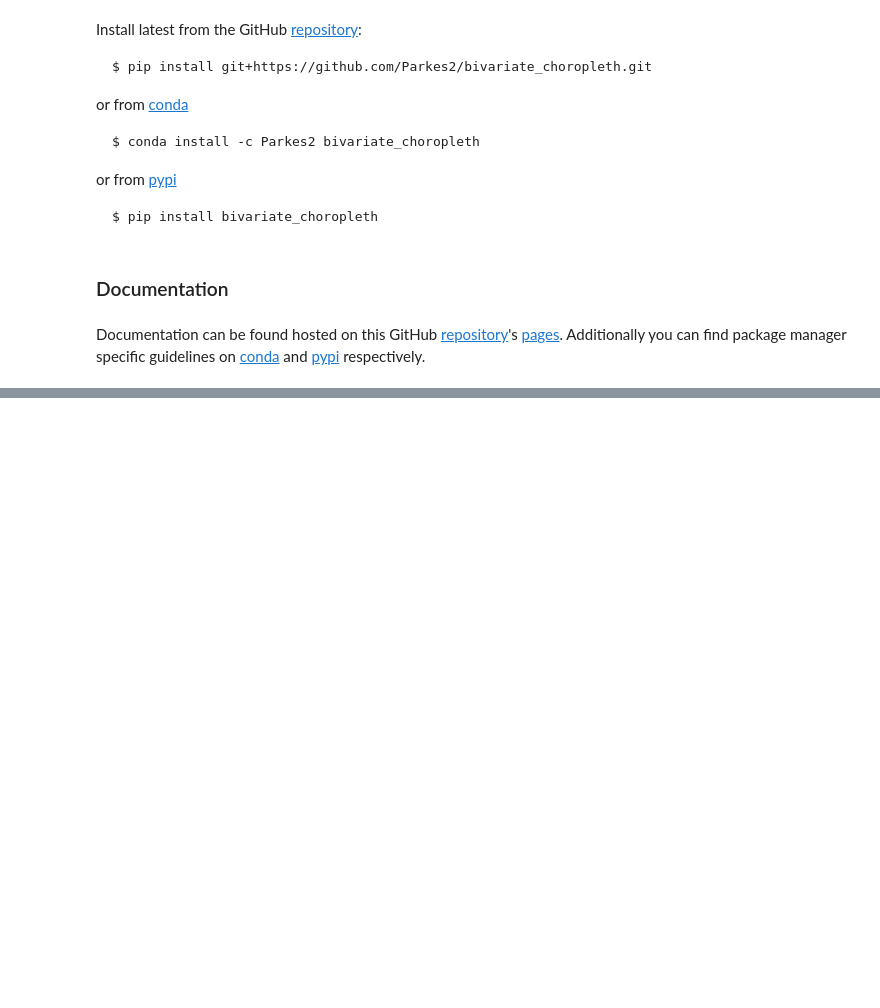
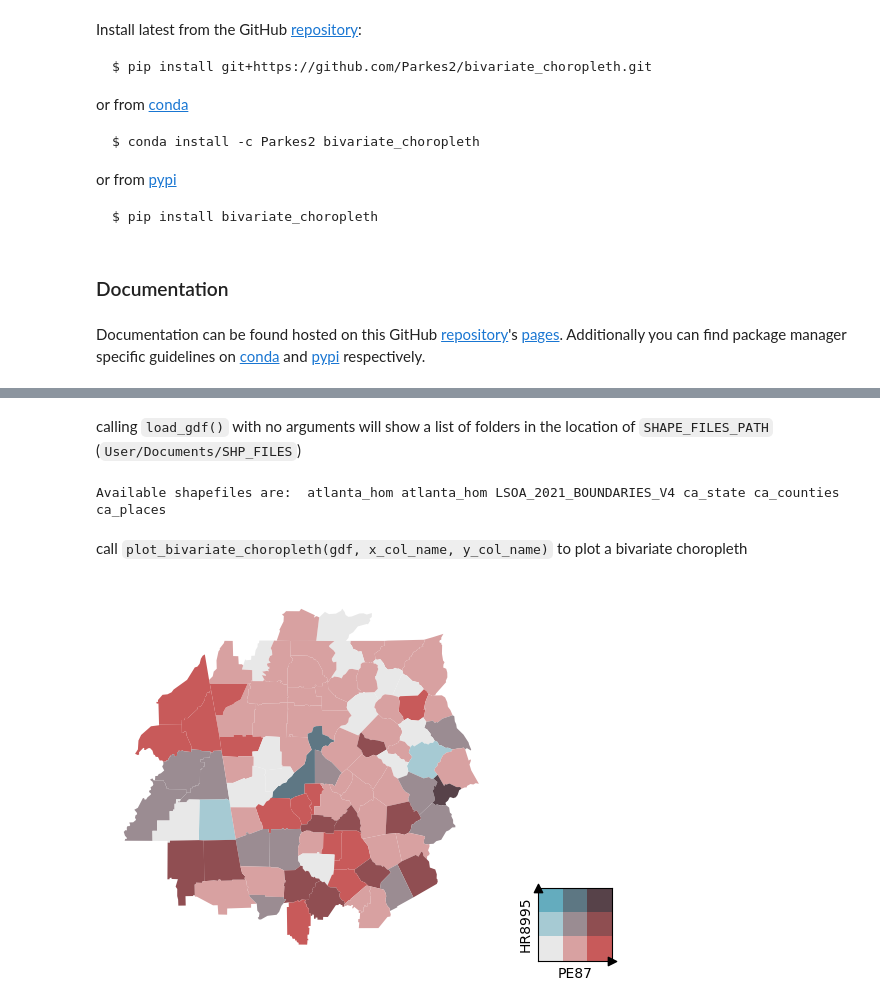
Before and after one commit to Parkes2/bivariate_choropleth, a Jupyter notebook: nbs/index.ipynb, the cells around one changed output, grey strips where cells are left out. Cells and saved outputs as stored; diff of their text form; code cells hidden in the pictures; blank space fills up the shorter version.

Commit message:
grid palettes, shapefiles and plotting v1

```diff
--- a/nbs/index.ipynb
+++ b/nbs/index.ipynb
@@ -72,0 +80,8 @@ Fill me in please! Don't forget code examples:
+# %% [markdown]
+calling `load_gdf()` with no arguments will show a list of folders in the location of `SHAPE_FILES_PATH` (`User/Documents/SHP_FILES`)
+# %%
+load_gdf()
+# %% [output]
+Available shapefiles are:  atlanta_hom atlanta_hom LSOA_2021_BOUNDARIES_V4 ca_state ca_counties ca_places
+# %%
+atlanta = load_gdf('atlanta_hom')
@@ -72,0 +90,6 @@ Fill me in please! Don't forget code examples:
+# %% [markdown]
+call `plot_bivariate_choropleth(gdf, x_col_name, y_col_name)` to plot a bivariate choropleth
+# %%
+ax, cax = plot_bivariate_choropleth(atlanta, x='PE87', y='HR8995')
+# %% [output]
+[figure, added]
```
Also changed, not shown: parts of 24 cells of this notebook, 17 other files.
